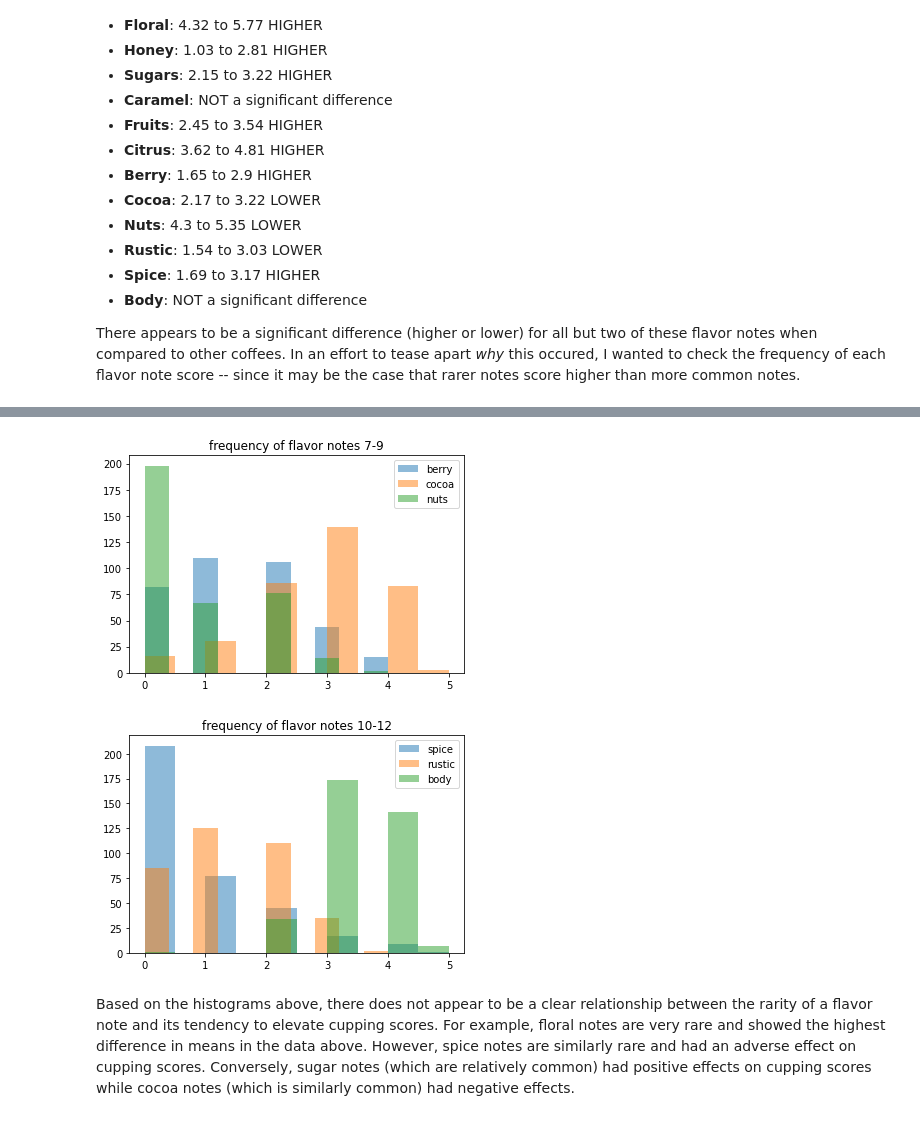
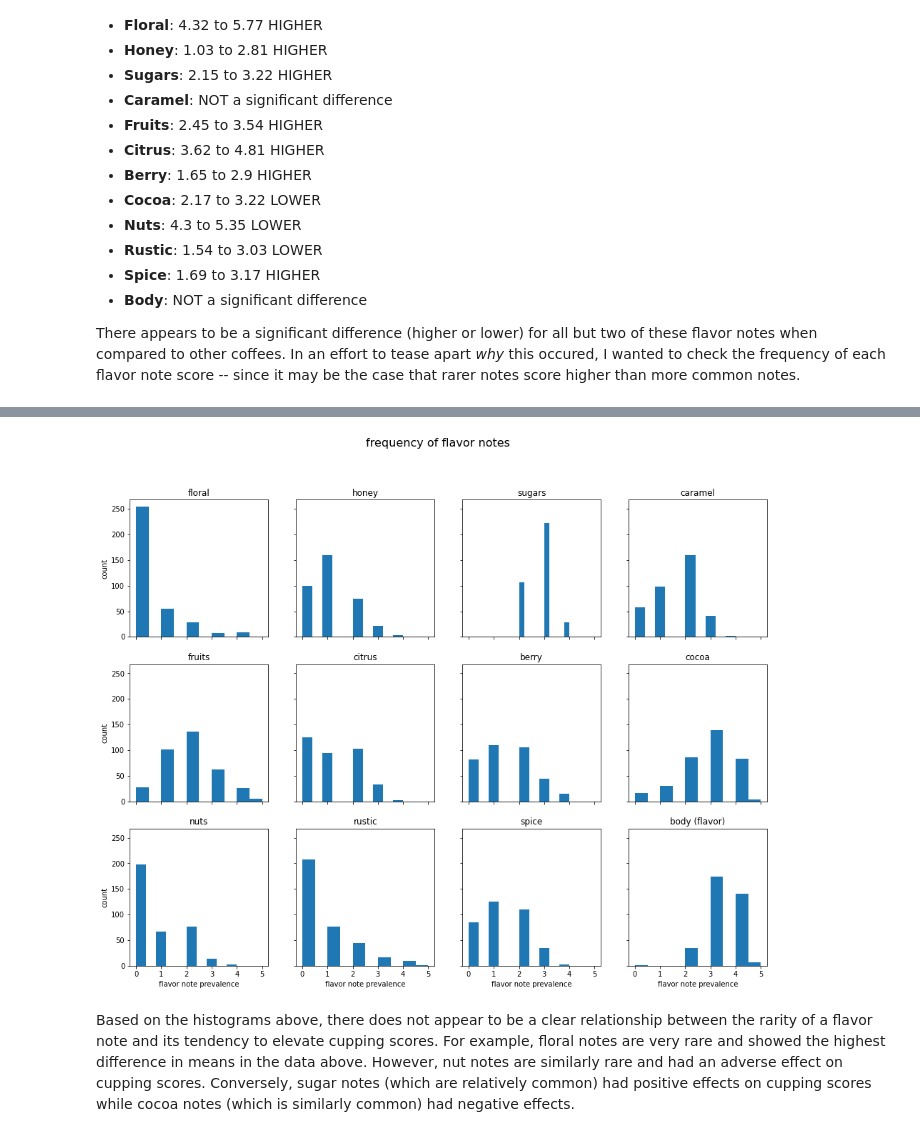
Before and after one commit to aquaal/coffeeprofiles, a Jupyter notebook: coffeeprofiles_notebook.ipynb, the cells around one changed output, grey strips where cells are left out. Drawn from its saved outputs; the diff is of its cells as text; code cells hidden in the pictures.

Commit message:
Data analysis notebook v3

```diff
--- a/coffeeprofiles_notebook.ipynb
+++ b/coffeeprofiles_notebook.ipynb
@@ -426,23 +409,24 @@ plt.show()
-# %%
-plt.hist(coffee_data['Berry'], alpha = .5, label = "berry")
-plt.hist(coffee_data['Cocoa'], alpha = .5, label = "cocoa")
-plt.hist(coffee_data['Nuts'], alpha = .5, label = "nuts")
-plt.legend(loc='upper right')
-plt.title('frequency of flavor notes 7-9')
-plt.show()
-# %% [output]
-[figure, removed]
-# %%
-plt.hist(coffee_data['Rustic'], alpha = .5, label = "spice")
-plt.hist(coffee_data['Spice'], alpha = .5, label = "rustic")
-plt.hist(coffee_data['Body (Flavor)'], alpha = .5, label = "body")
-plt.legend(loc='upper right')
-plt.title('frequency of flavor notes 10-12')
-plt.show()
-# %% [output]
-[figure, removed]
+# %%
+# Create a 3 x 4 subplot of histograms
+fig, ax = plt.subplots(nrows = 3, ncols = 4, sharex = True, sharey = True, figsize = (16, 12))
+
+# Iterate through 12 flavors to plot each one
+k = 1
+for i in range(0, 3):
+    for j in range(0, 4):
+        ax[i, j].hist(coffee_data[flavors[k]])
+        ax[i, j].set_title(flavors[k].lower(), fontsize = 12)
+        k += 1
+
+# Add title and axis labels
+fig.suptitle("frequency of flavor notes", fontsize = 16)
+plt.setp(ax[-1,:], xlabel = "flavor note prevalence")
+plt.setp(ax[:, 0], ylabel = "count")
+plt.show()
+# %% [output]
+[figure, added]
 # %% [markdown]
-Based on the histograms above, there does not appear to be a clear relationship between the rarity of a flavor note and its tendency to elevate cupping scores. For example, floral notes are very rare and showed the highest difference in means in the data above. However, spice notes are similarly rare and had an adverse effect on cupping scores. Conversely, sugar notes (which are relatively common) had positive effects on cupping scores while cocoa notes (which is similarly common) had negative effects.
+Based on the histograms above, there does not appear to be a clear relationship between the rarity of a flavor note and its tendency to elevate cupping scores. For example, floral notes are very rare and showed the highest difference in means in the data above. However, nut notes are similarly rare and had an adverse effect on cupping scores. Conversely, sugar notes (which are relatively common) had positive effects on cupping scores while cocoa notes (which is similarly common) had negative effects.
 # %% [markdown]
 ## Conclusions
 There are three major takeaways from these analyses:
```
Also changed, not shown: parts of 7 cells of this notebook.
